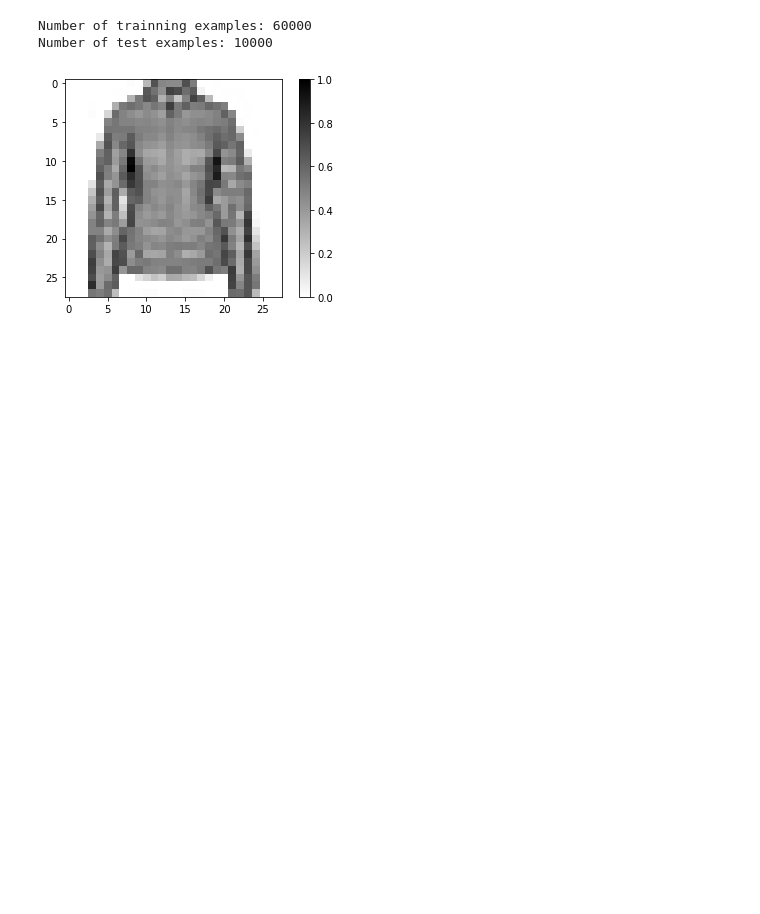
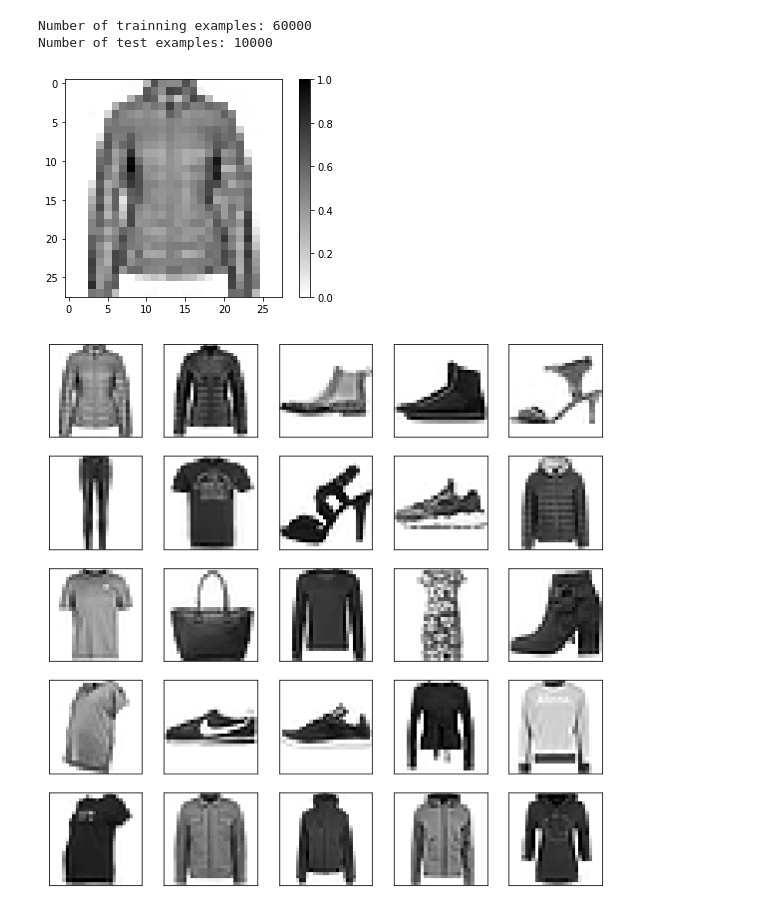
Before and after one commit to MEloisa/clase-git, a Jupyter notebook: Fashion_Mnist_Tensorflow_Deep_Learning.ipynb, the cells around one changed output. Drawn from its saved outputs; the diff is of its cells as text; code cells hidden in the pictures; blank space fills up the shorter version.

```diff
--- a/Fashion_Mnist_Tensorflow_Deep_Learning.ipynb
+++ b/Fashion_Mnist_Tensorflow_Deep_Learning.ipynb
@@ -104,3 +104,18 @@ plt.grid(False)
 plt.show()
 # %% [output]
 [figure]
+# %%
+plt.figure(figsize=(10,10))
+i=0
+for (image,label) in test_dataset.take(25):
+  image=image.numpy().reshape((28,28))
+  plt.subplot(5,5,i+1)
+  plt.xticks([])
+  plt.yticks([])
+  plt.grid(False)
+  plt.imshow(image, cmap=plt.cm.binary)
+  plt.xlabel=class_names[label]
+  i+=1
+plt.show()
+# %% [output]
+[figure, added]
```
